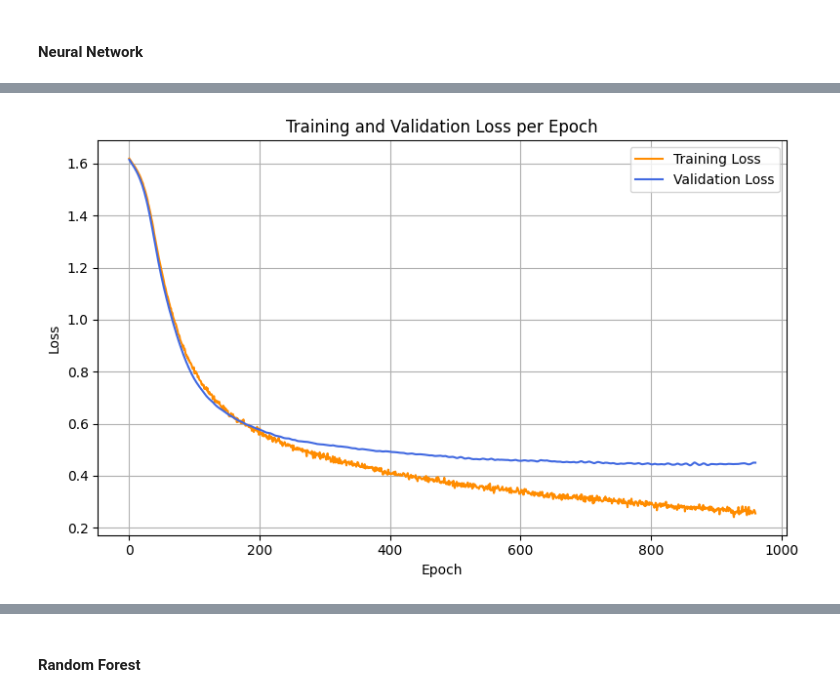
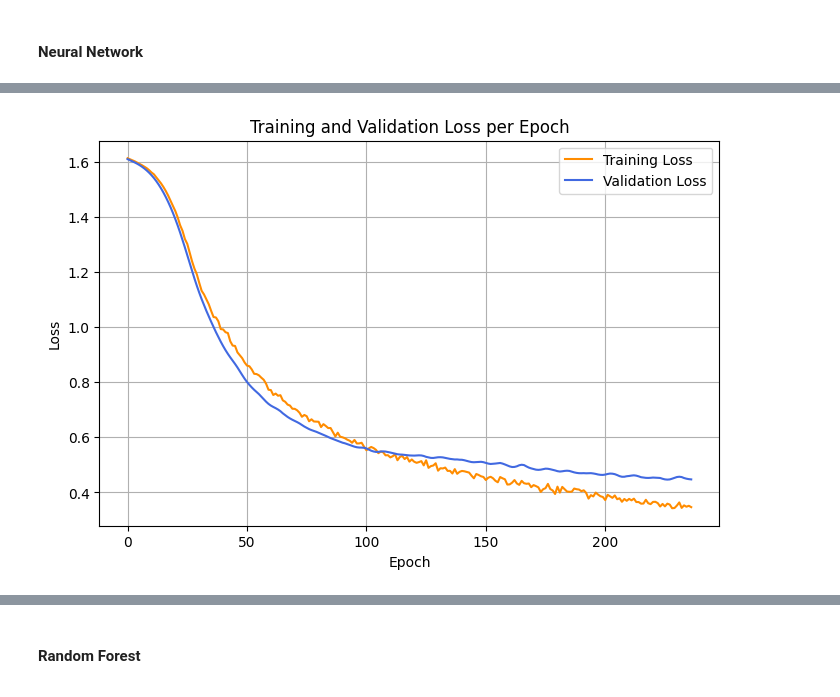
Before and after one commit to pedroogaab/Alzheimer-diagnose-ML, a Jupyter notebook: models.ipynb, the cells around one changed output, grey strips where cells are left out. Cells and saved outputs as stored; diff of their text form; code cells hidden in the pictures.

```diff
--- a/models.ipynb
+++ b/models.ipynb
@@ -82,10 +101,12 @@ print(X_train_scaled.shape, X_test_scaled.shape)
 class Net(nn.Module):
     def __init__(self):
         super(Net, self).__init__()
-        self.fc1 = nn.Linear(35, 64)   # Input layer
+        self.fc1 = nn.Linear(35, 128)   # Input layer
         self.dropout1 = nn.Dropout(0.2)
-        self.fc2 = nn.Linear(64, 64)   # Hidden layer
+        self.fc2 = nn.Linear(128, 128)   # Hidden layer
         self.dropout2 = nn.Dropout(0.2)
+        self.fc3 = nn.Linear(128, 64)   # Hidden layer
+        self.dropout3 = nn.Dropout(0.2)
         self.out = nn.Linear(64, 5)# Output layer
 
     def forward(self, x):
@@ -94,41 +115,41 @@ class Net(nn.Module):
         x = self.dropout1(x)
         x = F.relu(self.fc2(x))
         x = self.dropout2(x)
+        x = F.relu(self.fc3(x))
+        x = self.dropout3(x)
         return self.out(x)
 # %%
+# Initialize model
 net = Net()
 
-# Convert training and validation data to PyTorch tensors
+# Convert data to tensors
 x_train_tensor = torch.from_numpy(X_train_scaled).float()
 y_train_tensor = torch.from_numpy(y_train.values).long()
 x_val_tensor = torch.from_numpy(X_test_scaled).float()
 y_val_tensor = torch.from_numpy(y_test.values).long()
 
-# Optimizer and loss function
-
+# Optimizer and loss
 optimizer = torch.optim.AdamW(net.parameters(), lr=0.001, weight_decay=1e-4)
 criterion = nn.CrossEntropyLoss()
 
-# Store training and validation losses
 train_losses = []
 val_losses = []
 
-# Early stopping parameters
+# Early stopping
 best_val_loss = float('inf')
-patience = 100
+patience = 10
 epochs_no_improve = 0
 best_model_state = None
 
 # Training loop
 max_epochs = 1000
-for epoch in range(max_epochs):
+for epoch in range(1, max_epochs):
     net.train()
     optimizer.zero_grad()
     outputs = net(x_train_tensor)
     loss = criterion(outputs, y_train_tensor)
     loss.backward()
     optimizer.step()
-
     train_losses.append(loss.item())
 
     net.eval()
@@ -136,8 +157,8 @@ for epoch in range(max_epochs):
         val_outputs = net(x_val_tensor)
         val_loss = criterion(val_outputs, y_val_tensor)
         val_losses.append(val_loss.item())
-
-    print(f"Epoch {epoch+1}, Train Loss: {loss.item():.4f}, Val Loss: {val_loss.item():.4f}")
+    if epoch % 50 == 0 or epoch == 1:
+        print(f"Epoch {epoch}, Train Loss: {loss.item():.4f}, Val Loss: {val_loss.item():.4f}")
 
     if val_loss.item() < best_val_loss:
         best_val_loss = val_loss.item()
@@ -147,43 +168,12 @@ for epoch in range(max_epochs):
         epochs_no_improve += 1
 
     if epochs_no_improve >= patience:
-        print(f"\nEarly stopping triggered at epoch {epoch+1}")
+        print(f"Epoch {epoch}, Train Loss: {loss.item():.4f}, Val Loss: {val_loss.item():.4f}")
+        print(f"\nEarly stopping at epoch {epoch}")
         break
 
-# Load best model weights
-if best_model_state is not None:
-    net.load_state_dict(best_model_state)
-
-# Final evaluation
-net.eval()
-with torch.no_grad():
-    # Training metrics
-    train_preds = net(x_train_tensor).argmax(dim=1).numpy()
-    train_labels = y_train_tensor.numpy()
-    train_acc = accuracy_score(train_labels, train_preds)
-
-    # Validation metrics
-    val_preds = net(x_val_tensor).argmax(dim=1).numpy()
-    val_labels = y_val_tensor.numpy()
-    val_acc = accuracy_score(val_labels, val_preds)
-    val_precision = precision_score(val_labels, val_preds, average='weighted')
-    val_recall = recall_score(val_labels, val_preds, average='weighted')
-    val_f1 = f1_score(val_labels, val_preds, average='weighted')
-
-# Print final metrics
-print("\nFinal Evaluation Metrics:")
-print(f"Training Accuracy:  {train_acc*100:.2f}%")
-print(f"Validation Accuracy: {val_acc*100:.2f}%")
-print(f"Validation Precision: {val_precision:.4f}")
-print(f"Validation Recall:    {val_recall:.4f}")
-print(f"Validation F1-Score:  {val_f1:.4f}")
-
-# Optional: print classification report
-print("\nClassification Report (Validation):")
-print(classification_report(val_labels, val_preds))
-
-# Plot training and validation loss curves
-plt.figure(figsize=(8,5))
+# Plot loss curves
+plt.figure(figsize=(8, 5))
 plt.plot(train_losses, label='Training Loss', color='darkorange')
 plt.plot(val_losses, label='Validation Loss', color='royalblue')
 plt.xlabel('Epoch')
@@ -191,6 +181,37 @@ plt.ylabel('Loss')
 plt.title('Training and Validation Loss per Epoch')
 plt.grid(True)
 plt.legend()
+
+# Load best model
+if best_model_state is not None:
+    net.load_state_dict(best_model_state)
+
+# Evaluation
+net.eval()
+with torch.no_grad():
+    train_preds = net(x_train_tensor).argmax(dim=1).numpy()
+    val_preds = net(x_val_tensor).argmax(dim=1).numpy()
+    train_labels = y_train_tensor.numpy()
+    val_labels = y_val_tensor.numpy()
+
+
+
+# Metrics
+val_accuracy = accuracy_score(val_labels, val_preds)
+print(f"Neural Network - Accuracy: {val_accuracy:.4f}")
+print("\nNeural Network - Classification Report:")
+print(classification_report(val_labels, val_preds))
+
+# Confusion Matrix
+cm_nn = confusion_matrix(val_labels, val_preds)
+plt.figure(figsize=(8, 6))
+sns.heatmap(cm_nn, annot=True, fmt='d', cmap='Greens')
+plt.xlabel('Predicted Label')
+plt.ylabel('True Label')
+plt.title('Confusion Matrix - Neural Network')
 plt.tight_layout()
 plt.show()
+
+# Save model
+torch.save(net.state_dict(), 'models/neural_network_model.pth')
 # %% [output]
@@ -214 +235 @@ weighted avg       0.83      0.83      0.83       484
-[figure, old version]
+[figure, new version]
```
Also changed, not shown: parts of 6 cells of this notebook.
